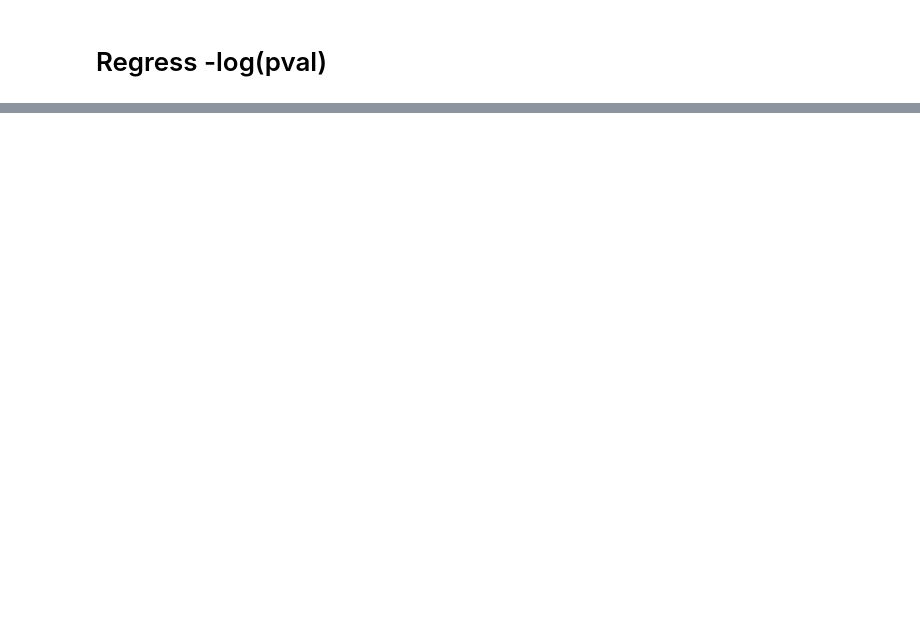
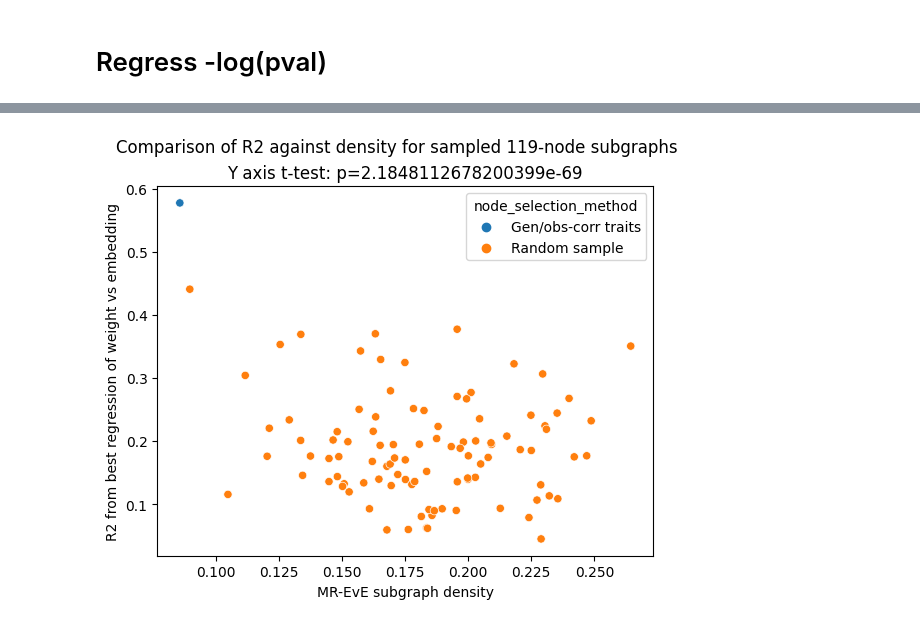
Before and after one commit to oliver-lloyd/LP4QC, a Jupyter notebook: analysis/ensemble_prediction/assess.ipynb, the cells around one changed output, grey strips where cells are left out. Cells and saved outputs as stored; diff of their text form; code cells hidden in the pictures; blank space fills up the shorter version.

```diff
--- a/analysis/ensemble_prediction/assess.ipynb
+++ b/analysis/ensemble_prediction/assess.ipynb
@@ -113,0 +390,19 @@ plt.show()
+# %%
+from string import ascii_lowercase as alphabet
+path = '../node2vec/'
+resultfile = '/model_fit_results.csv'
+trait_corr_results = pd.read_csv(path + 'effect_trait_corr' + resultfile)
+best_results = [['trait_corr_network', 119, len(trait_corr_edges), max(trait_corr_results.R2)]]
+experiment_dirs = [dir for dir in os.listdir(path) if dir.startswith('mreve119')]
+for dir in experiment_dirs:
+    try:
+        result = pd.read_csv(path + dir + resultfile)
+    except:
+        continue
+    letter_key = dir.split('_')[-1]
+    edgelist = pd.read_csv(f'../../data/processed/subgraphs/mreve_119_nodes_{letter_key}.csv')
+    best_results.append([dir, 119, len(edgelist), max(result.R2)])
+compare_df = pd.DataFrame(best_results, columns=['dataset', 'num_nodes', 'num_edges', 'best_R2'])
+compare_df['node_selection_method'] = ['Random sample' if 'mreve' in name else 'Gen/obs-corr traits' for name in compare_df.dataset]
+compare_df['density'] = compare_df.num_edges/(compare_df.num_nodes*compare_df.num_nodes - 1)
+compare_df
@@ -113,0 +423,13 @@ plt.show()
+# %%
+random_r2s = compare_df.loc[compare_df.node_selection_method == 'Random sample'].best_R2.values
+corr_network_r2 = compare_df.loc[compare_df.node_selection_method == 'Gen/obs-corr traits'].best_R2.values[0]
+ttest = ttest_1samp(random_r2s, corr_network_r2)
+
+sns.scatterplot('density', 'best_R2', hue='node_selection_method', data=compare_df)
+plt.ylabel('R2 from best regression of weight vs embedding')
+plt.xlabel('MR-EvE subgraph density')
+plt.suptitle('Comparison of R2 against density for sampled 119-node subgraphs')
+plt.title(f'Y axis t-test: p={ttest.pvalue}')
+plt.show()
+# %% [output]
+[figure, added]
```
Also changed, not shown: parts of 28 cells of this notebook.
